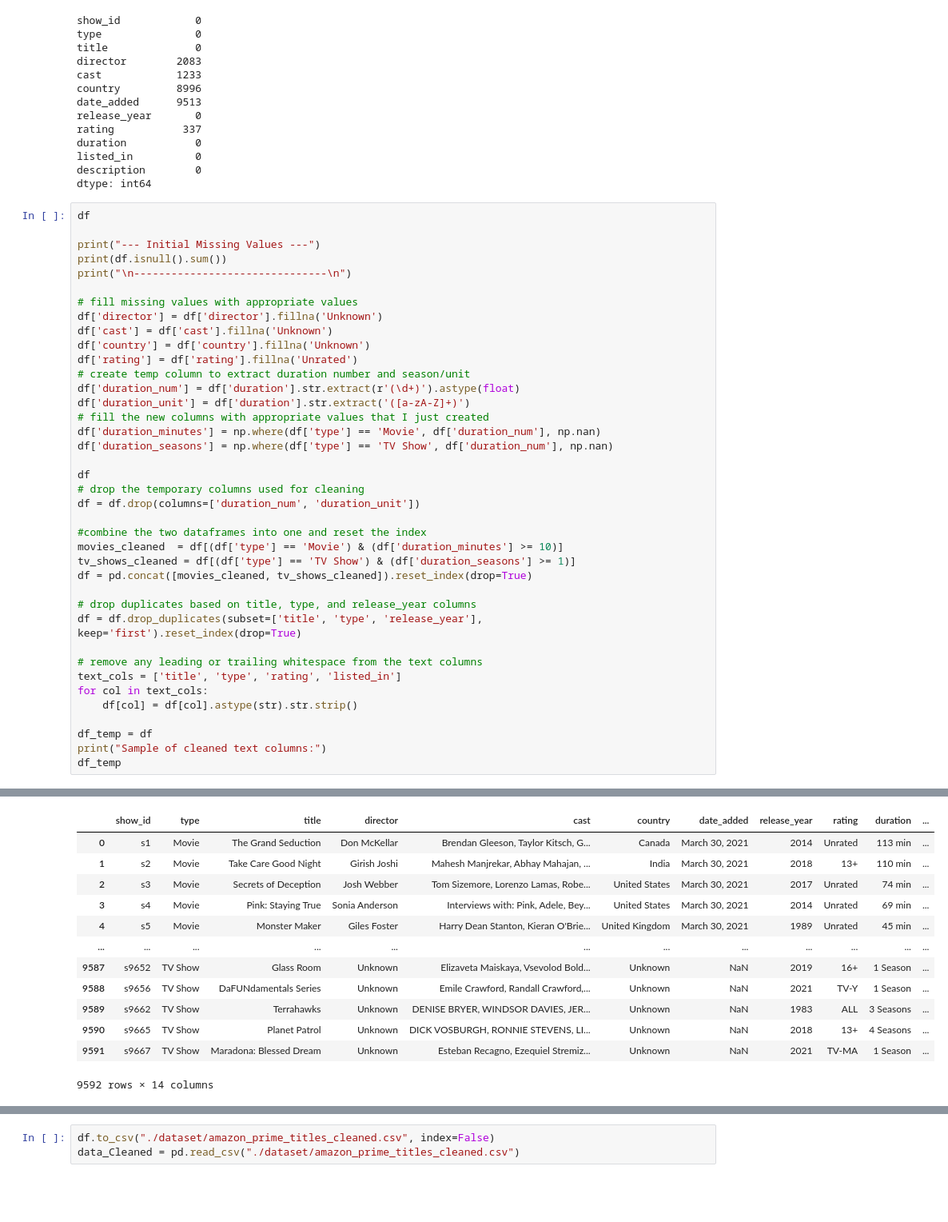
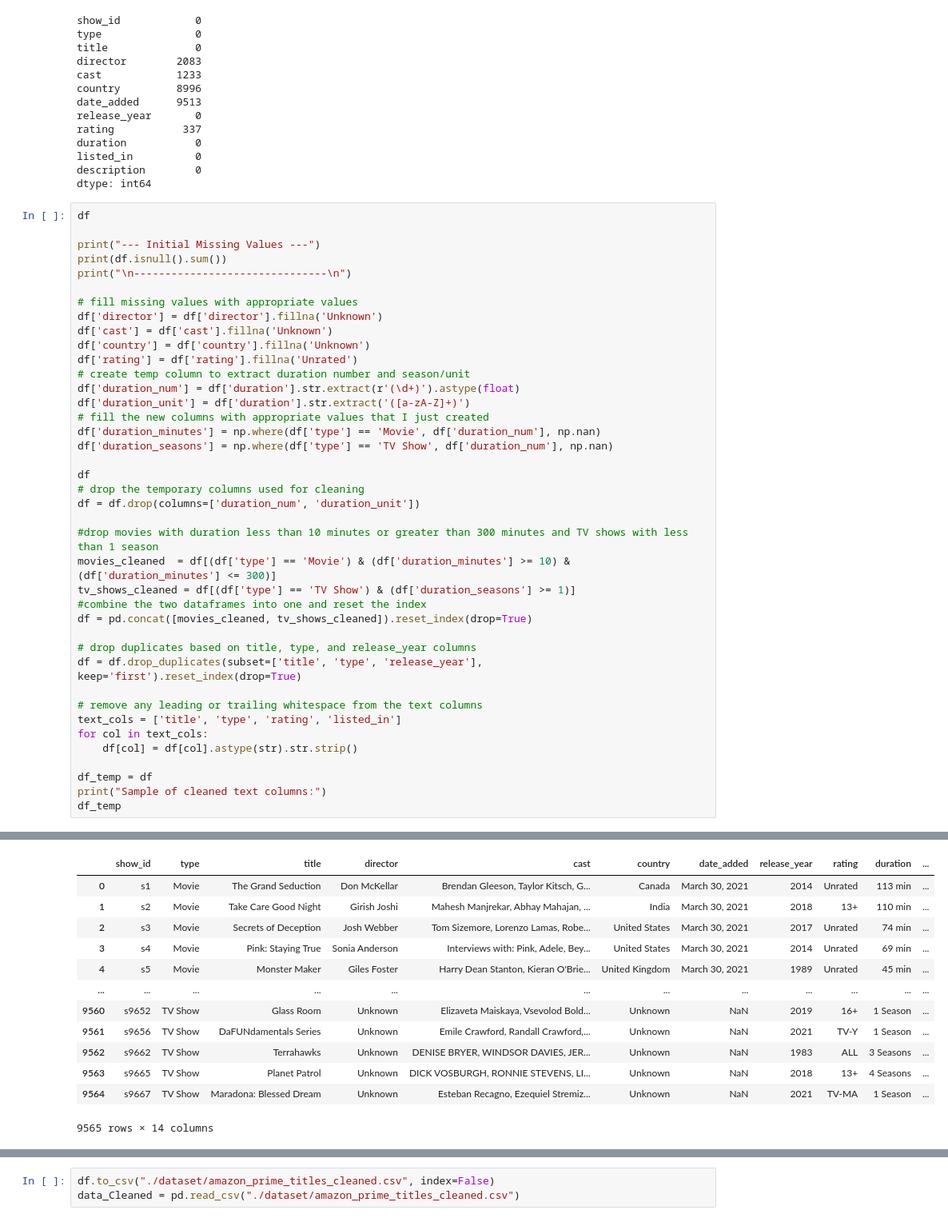
Before and after one commit to martarheza/Amazon_Prime_Movies_TV_show_Analytics, a Jupyter notebook: Projek_2.ipynb, the cells around one changed output, grey strips where cells are left out. Shown: that part at 80% size. Cells and saved outputs as stored; diff of their text form; blank space fills up the shorter version.

Commit message:
Drop Some dataset Outlier from movies duration >300 Minutes

```diff
--- a/Projek_2.ipynb
+++ b/Projek_2.ipynb
@@ -86,9 +86,10 @@ df
 # drop the temporary columns used for cleaning
 df = df.drop(columns=['duration_num', 'duration_unit'])
 
+#drop movies with duration less than 10 minutes or greater than 300 minutes and TV shows with less than 1 season
+movies_cleaned  = df[(df['type'] == 'Movie') & (df['duration_minutes'] >= 10) & (df['duration_minutes'] <= 300)]
+tv_shows_cleaned = df[(df['type'] == 'TV Show') & (df['duration_seasons'] >= 1)]
 #combine the two dataframes into one and reset the index
-movies_cleaned  = df[(df['type'] == 'Movie') & (df['duration_minutes'] >= 10)]
-tv_shows_cleaned = df[(df['type'] == 'TV Show') & (df['duration_seasons'] >= 1)]
 df = pd.concat([movies_cleaned, tv_shows_cleaned]).reset_index(drop=True)
 
 # drop duplicates based on title, type, and release_year columns
@@ -101,39 +102,39 @@ for col in text_cols:
 
 df_temp = df
 print("Sample of cleaned text columns:")
 df_temp
 # %% [output]
 --- Initial Missing Values ---
 show_id            0
 type               0
 title              0
 director        2083
 cast            1233
 country         8996
 date_added      9513
 release_year       0
 rating           337
 duration           0
 listed_in          0
 description        0
 dtype: int64
 
 -------------------------------
 
 Sample of cleaned text columns:
 |  | show_id | type | title | director | cast | country | date_added | release_year | rating | duration | ... |
 | 0 | s1 | Movie | The Grand Seduction | Don McKellar | Brendan Gleeson, Taylor Kitsch, G... | Canada | March 30, 2021 | 2014 | Unrated | 113 min | ... |
 | 1 | s2 | Movie | Take Care Good Night | Girish Joshi | Mahesh Manjrekar, Abhay Mahajan, ... | India | March 30, 2021 | 2018 | 13+ | 110 min | ... |
 | 2 | s3 | Movie | Secrets of Deception | Josh Webber | Tom Sizemore, Lorenzo Lamas, Robe... | United States | March 30, 2021 | 2017 | Unrated | 74 min | ... |
 | 3 | s4 | Movie | Pink: Staying True | Sonia Anderson | Interviews with: Pink, Adele, Bey... | United States | March 30, 2021 | 2014 | Unrated | 69 min | ... |
 | 4 | s5 | Movie | Monster Maker | Giles Foster | Harry Dean Stanton, Kieran O'Brie... | United Kingdom | March 30, 2021 | 1989 | Unrated | 45 min | ... |
 | ... | ... | ... | ... | ... | ... | ... | ... | ... | ... | ... | ... |
-| 9587 | s9652 | TV Show | Glass Room | Unknown | Elizaveta Maiskaya, Vsevolod Bold... | Unknown | NaN | 2019 | 16+ | 1 Season | ... |
-| 9588 | s9656 | TV Show | DaFUNdamentals Series | Unknown | Emile Crawford, Randall Crawford,... | Unknown | NaN | 2021 | TV-Y | 1 Season | ... |
-| 9589 | s9662 | TV Show | Terrahawks | Unknown | DENISE BRYER, WINDSOR DAVIES, JER... | Unknown | NaN | 1983 | ALL | 3 Seasons | ... |
-| 9590 | s9665 | TV Show | Planet Patrol | Unknown | DICK VOSBURGH, RONNIE STEVENS, LI... | Unknown | NaN | 2018 | 13+ | 4 Seasons | ... |
-| 9591 | s9667 | TV Show | Maradona: Blessed Dream | Unknown | Esteban Recagno, Ezequiel Stremiz... | Unknown | NaN | 2021 | TV-MA | 1 Season | ... |
+| 9560 | s9652 | TV Show | Glass Room | Unknown | Elizaveta Maiskaya, Vsevolod Bold... | Unknown | NaN | 2019 | 16+ | 1 Season | ... |
+| 9561 | s9656 | TV Show | DaFUNdamentals Series | Unknown | Emile Crawford, Randall Crawford,... | Unknown | NaN | 2021 | TV-Y | 1 Season | ... |
+| 9562 | s9662 | TV Show | Terrahawks | Unknown | DENISE BRYER, WINDSOR DAVIES, JER... | Unknown | NaN | 1983 | ALL | 3 Seasons | ... |
+| 9563 | s9665 | TV Show | Planet Patrol | Unknown | DICK VOSBURGH, RONNIE STEVENS, LI... | Unknown | NaN | 2018 | 13+ | 4 Seasons | ... |
+| 9564 | s9667 | TV Show | Maradona: Blessed Dream | Unknown | Esteban Recagno, Ezequiel Stremiz... | Unknown | NaN | 2021 | TV-MA | 1 Season | ... |
-9592 rows × 14 columns
+9565 rows × 14 columns
 # %%
 print("--- Final Missing Values ---")
 print(df.isnull().sum())
```
Also changed, not shown: parts of 5 cells of this notebook, 13 other files.
